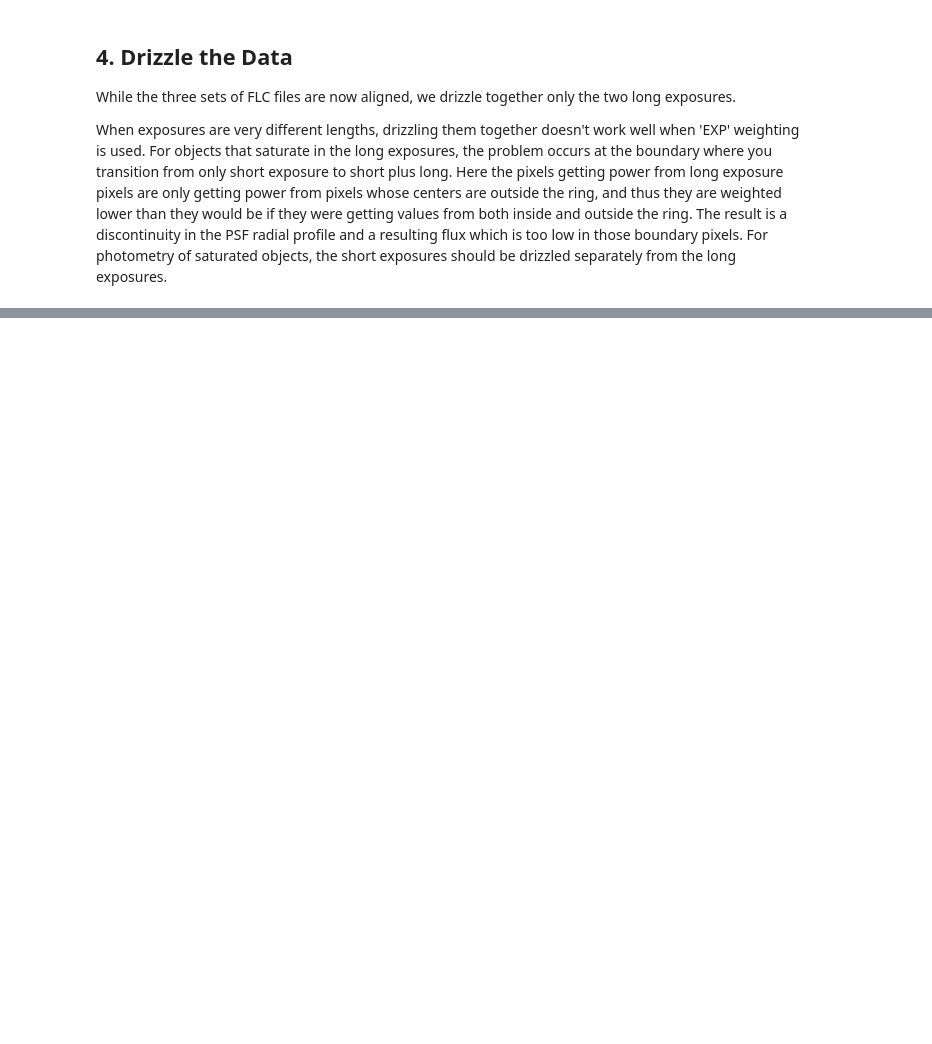
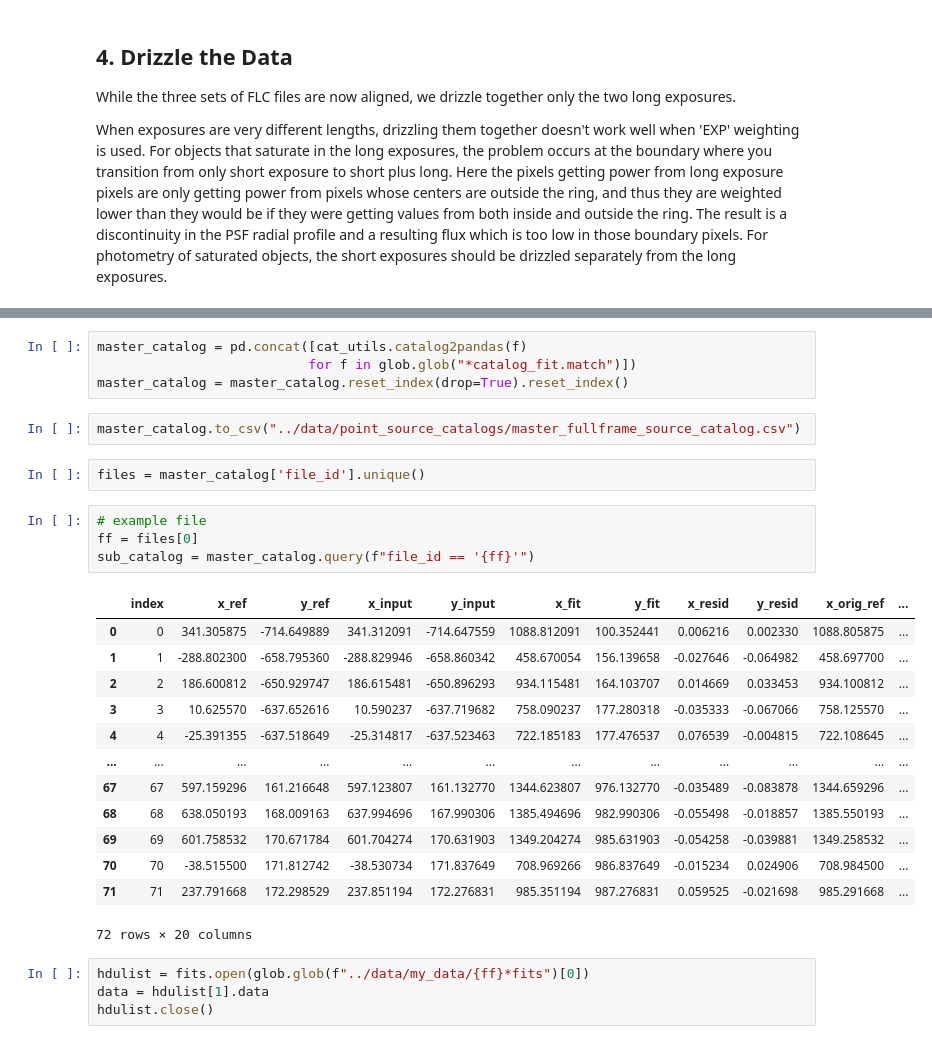
Before and after one commit to aggle/public_wifi, a Jupyter notebook: align_tr14_to_gaia.ipynb, the cells around one changed output, grey strips where cells are left out. Saved outputs shown, nothing was run; the diff lists cells and outputs as text; blank space fills up the shorter version.

```diff
--- a/align_tr14_to_gaia.ipynb
+++ b/align_tr14_to_gaia.ipynb
@@ -439,0 +416,30 @@ Many other services have interfaces for querying catalogs which could also be us
+# %%
+master_catalog = pd.concat([cat_utils.catalog2pandas(f)
+                           for f in glob.glob("*catalog_fit.match")])
+master_catalog = master_catalog.reset_index(drop=True).reset_index()
+# %%
+master_catalog.to_csv("../data/point_source_catalogs/master_fullframe_source_catalog.csv")
+# %%
+files = master_catalog['file_id'].unique()
+# %%
+# example file
+ff = files[0]
+sub_catalog = master_catalog.query(f"file_id == '{ff}'")
+# %% [output]
+|  | index | x_ref | y_ref | x_input | y_input | x_fit | y_fit | x_resid | y_resid | x_orig_ref | ... |
+| 0 | 0 | 341.305875 | -714.649889 | 341.312091 | -714.647559 | 1088.812091 | 100.352441 | 0.006216 | 0.002330 | 1088.805875 | ... |
+| 1 | 1 | -288.802300 | -658.795360 | -288.829946 | -658.860342 | 458.670054 | 156.139658 | -0.027646 | -0.064982 | 458.697700 | ... |
+| 2 | 2 | 186.600812 | -650.929747 | 186.615481 | -650.896293 | 934.115481 | 164.103707 | 0.014669 | 0.033453 | 934.100812 | ... |
+| 3 | 3 | 10.625570 | -637.652616 | 10.590237 | -637.719682 | 758.090237 | 177.280318 | -0.035333 | -0.067066 | 758.125570 | ... |
+| 4 | 4 | -25.391355 | -637.518649 | -25.314817 | -637.523463 | 722.185183 | 177.476537 | 0.076539 | -0.004815 | 722.108645 | ... |
+| ... | ... | ... | ... | ... | ... | ... | ... | ... | ... | ... | ... |
+| 67 | 67 | 597.159296 | 161.216648 | 597.123807 | 161.132770 | 1344.623807 | 976.132770 | -0.035489 | -0.083878 | 1344.659296 | ... |
+| 68 | 68 | 638.050193 | 168.009163 | 637.994696 | 167.990306 | 1385.494696 | 982.990306 | -0.055498 | -0.018857 | 1385.550193 | ... |
+| 69 | 69 | 601.758532 | 170.671784 | 601.704274 | 170.631903 | 1349.204274 | 985.631903 | -0.054258 | -0.039881 | 1349.258532 | ... |
+| 70 | 70 | -38.515500 | 171.812742 | -38.530734 | 171.837649 | 708.969266 | 986.837649 | -0.015234 | 0.024906 | 708.984500 | ... |
+| 71 | 71 | 237.791668 | 172.298529 | 237.851194 | 172.276831 | 985.351194 | 987.276831 | 0.059525 | -0.021698 | 985.291668 | ... |
+72 rows × 20 columns
+# %%
+hdulist = fits.open(glob.glob(f"../data/my_data/{ff}*fits")[0])
+data = hdulist[1].data
+hdulist.close()
```
Also changed, not shown: parts of 20 cells of this notebook, 2 other files.
